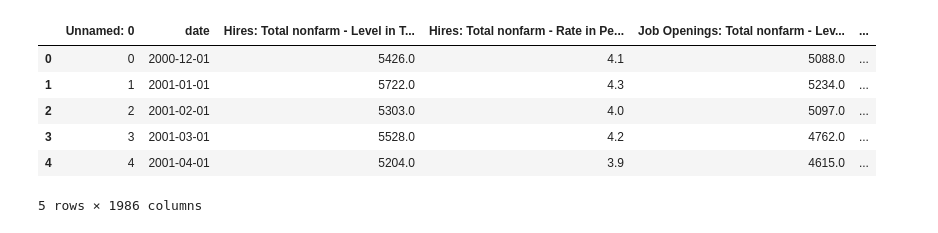
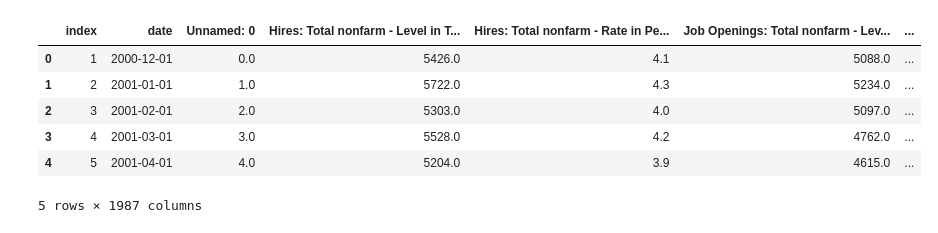
Before and after one commit to Sameer-Sethuram/SwYtch-Team-Monkey, a Jupyter notebook: seasonal_adjustment_sep.ipynb, the cells around one changed output. Cells and saved outputs as stored; diff of their text form; code cells hidden in the pictures.

```diff
--- a/seasonal_adjustment_sep.ipynb
+++ b/seasonal_adjustment_sep.ipynb
@@ -2,16 +2,16 @@
 import pandas as pd
 import numpy as np
 # %%
-df = pd.read_csv("jolts_cleaned.csv")
+df = pd.read_csv("data/jolts_smoothed.csv")
 df.head()
 # %% [output]
-|  | Unnamed: 0 | date | Hires: Total nonfarm - Level in T... | Hires: Total nonfarm - Rate in Pe... | Job Openings: Total nonfarm - Lev... | ... |
-| 0 | 0 | 2000-12-01 | 5426.0 | 4.1 | 5088.0 | ... |
-| 1 | 1 | 2001-01-01 | 5722.0 | 4.3 | 5234.0 | ... |
-| 2 | 2 | 2001-02-01 | 5303.0 | 4.0 | 5097.0 | ... |
-| 3 | 3 | 2001-03-01 | 5528.0 | 4.2 | 4762.0 | ... |
-| 4 | 4 | 2001-04-01 | 5204.0 | 3.9 | 4615.0 | ... |
+|  | index | date | Unnamed: 0 | Hires: Total nonfarm - Level in T... | Hires: Total nonfarm - Rate in Pe... | Job Openings: Total nonfarm - Lev... | ... |
+| 0 | 1 | 2000-12-01 | 0.0 | 5426.0 | 4.1 | 5088.0 | ... |
+| 1 | 2 | 2001-01-01 | 1.0 | 5722.0 | 4.3 | 5234.0 | ... |
+| 2 | 3 | 2001-02-01 | 2.0 | 5303.0 | 4.0 | 5097.0 | ... |
+| 3 | 4 | 2001-03-01 | 3.0 | 5528.0 | 4.2 | 4762.0 | ... |
+| 4 | 5 | 2001-04-01 | 4.0 | 5204.0 | 3.9 | 4615.0 | ... |
-5 rows × 1986 columns
+5 rows × 1987 columns
 # %%
 jolts_seasadj_rip = [col for col in df.columns if not "Not Seasonally Adjusted" in col and "Rate in Percent" in col]
 jolts_seasadj_lit = [col for col in df.columns if not "Not Seasonally Adjusted" in col and "Level in Thousands" in col]
```
Also changed, not shown: parts of 2 cells of this notebook, 7 other files.
